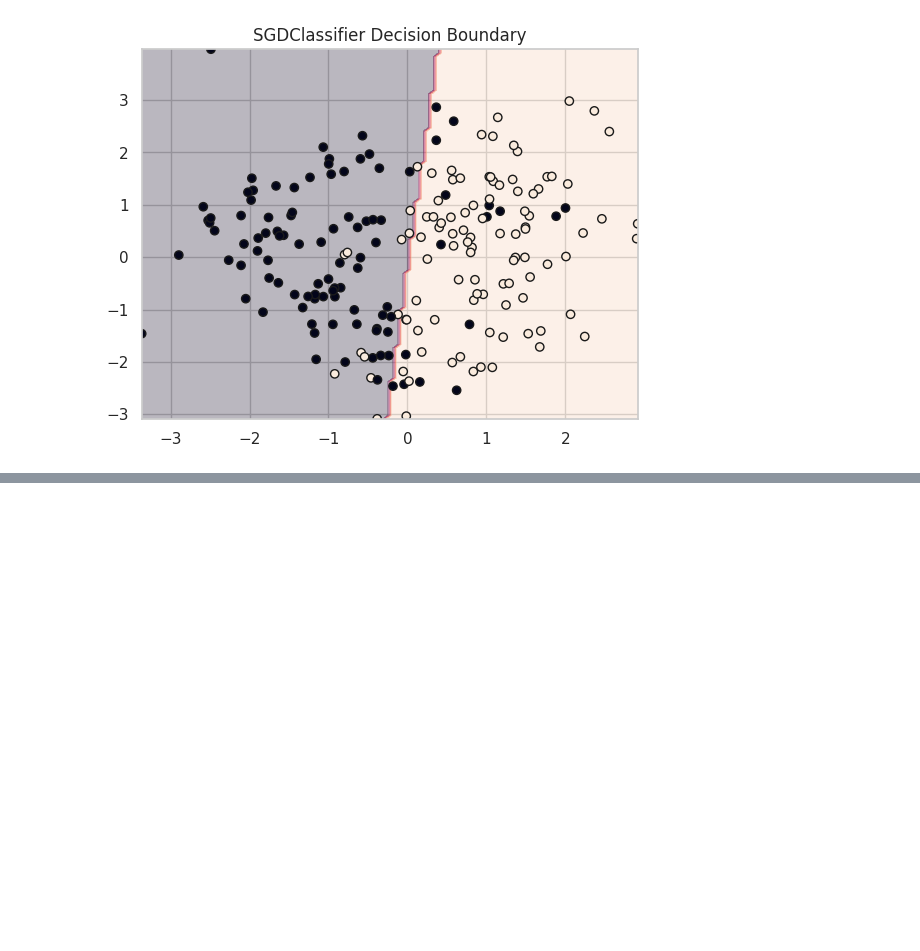
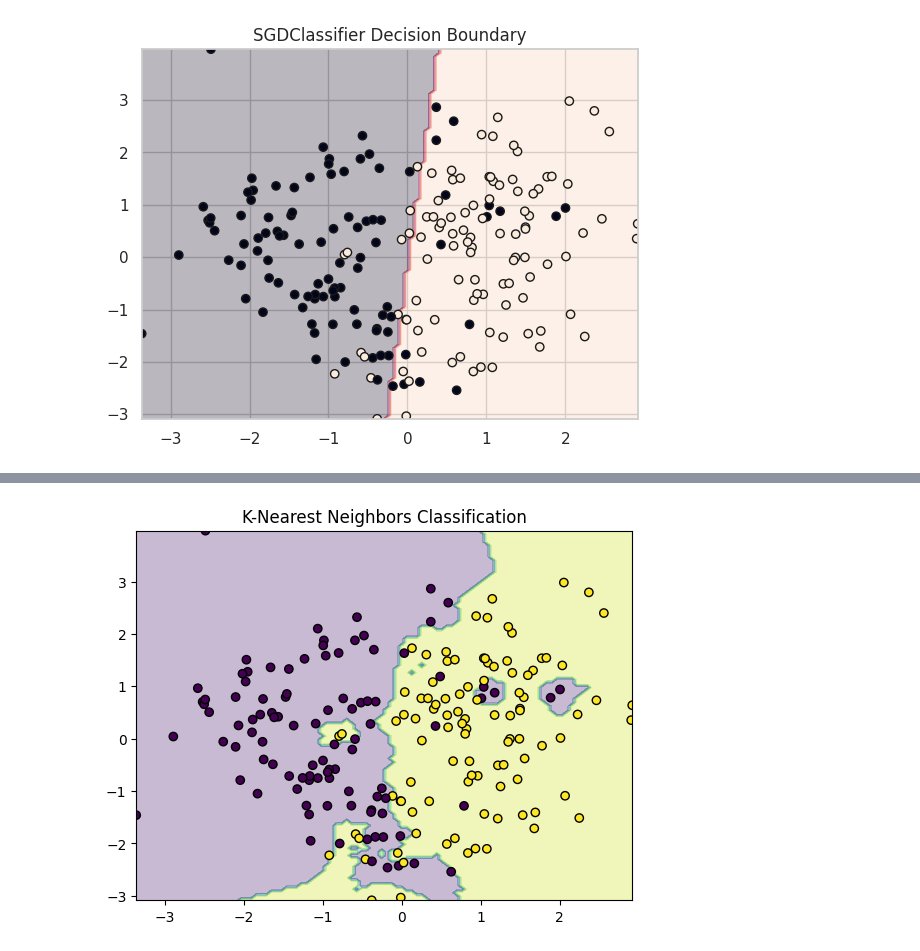
Before and after one commit to crissyro/base-of-DS, a Jupyter notebook: notebooks/sklearn_basics.ipynb, the cells around one changed output, grey strips where cells are left out. Saved outputs shown, nothing was run; the diff lists cells and outputs as text; code cells hidden in the pictures; blank space fills up the shorter version.

```diff
--- a/notebooks/sklearn_basics.ipynb
+++ b/notebooks/sklearn_basics.ipynb
@@ -449,0 +483,22 @@ plt.show()
+# %%
+from sklearn.neighbors import KNeighborsClassifier
+from sklearn.datasets import make_classification
+
+X, y = make_classification(n_samples=200, n_features=2, n_informative=2, n_redundant=0, n_classes=2, random_state=42)
+
+# Обучение модели KNN
+knn = KNeighborsClassifier(n_neighbors=3)
+knn.fit(X, y)
+
+# Визуализация
+xx, yy = np.meshgrid(np.linspace(X[:, 0].min(), X[:, 0].max(), 100),
+                     np.linspace(X[:, 1].min(), X[:, 1].max(), 100))
+Z = knn.predict(np.c_[xx.ravel(), yy.ravel()])
+Z = Z.reshape(xx.shape)
+
+plt.contourf(xx, yy, Z, alpha=0.3)
+plt.scatter(X[:, 0], X[:, 1], c=y, edgecolors='k')
+plt.title("K-Nearest Neighbors Classification")
+plt.show()
+# %% [output]
+[figure, added]
```
Also changed, not shown: parts of 1 cell of this notebook.
